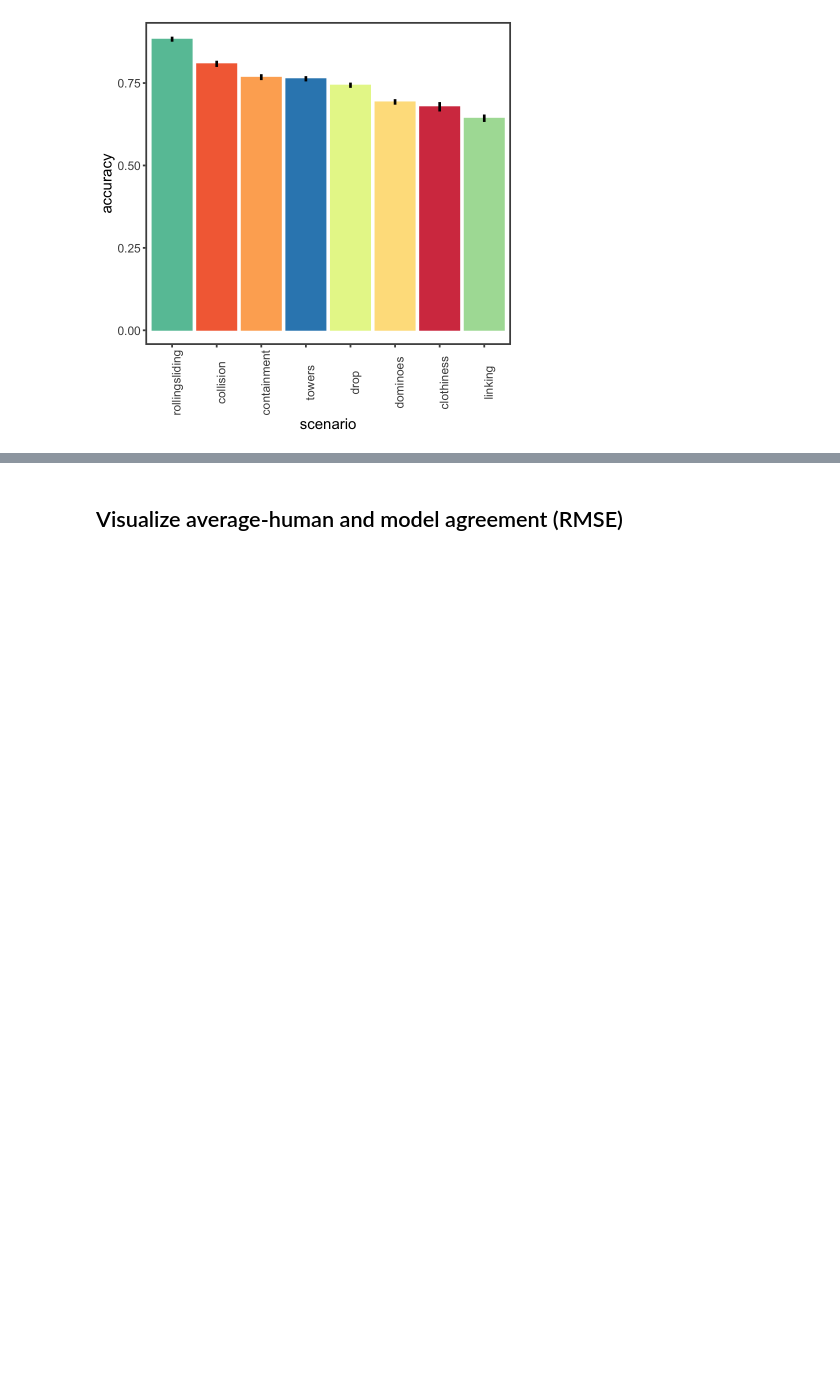
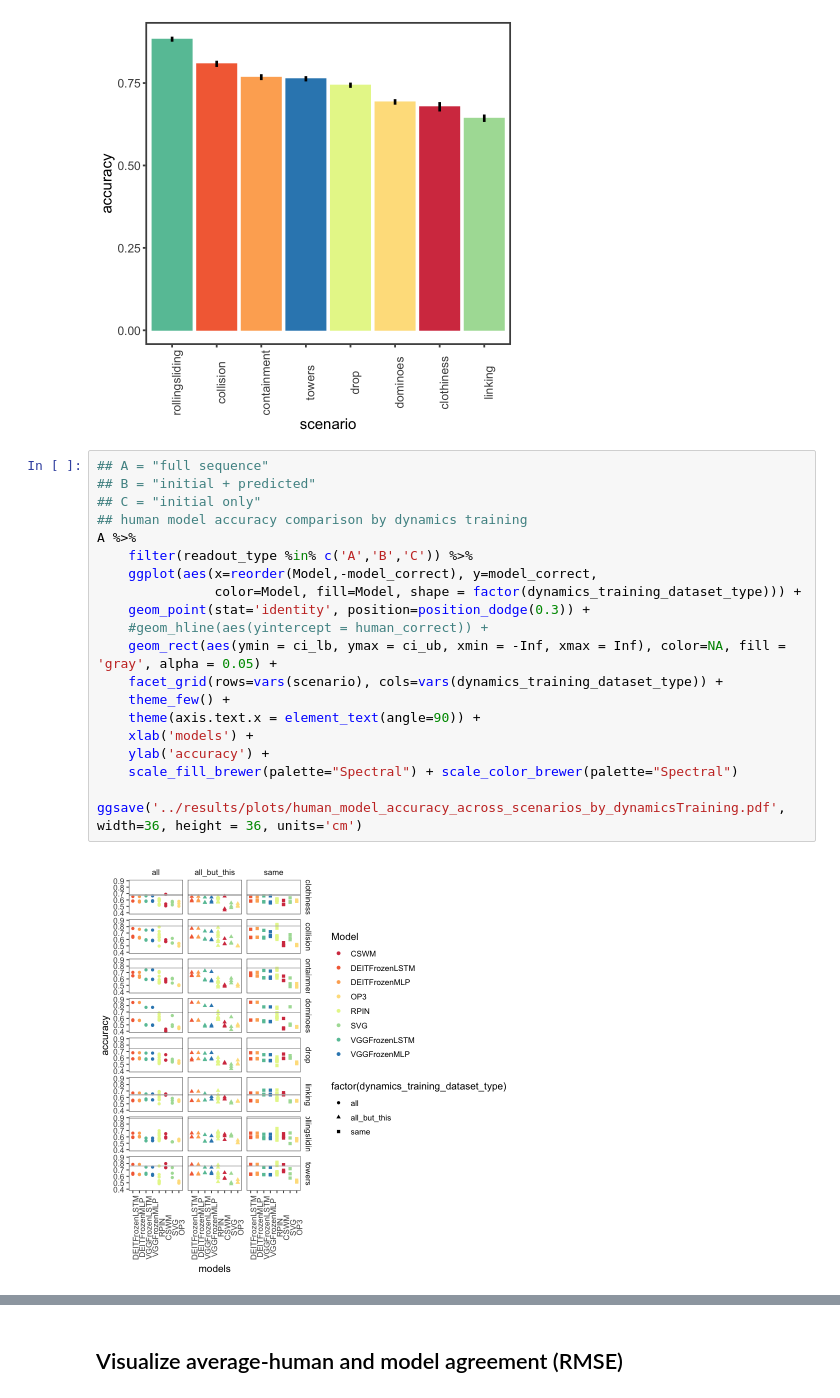
Before and after one commit to cogtoolslab/physics-benchmarking-neurips2021, a Jupyter notebook: analysis/inference_human_model_behavior.ipynb, the cells around one changed output, grey strips where cells are left out. Drawn from its saved outputs; the diff is of its cells as text; blank space fills up the shorter version.

```diff
--- a/analysis/inference_human_model_behavior.ipynb
+++ b/analysis/inference_human_model_behavior.ipynb
@@ -95,4 +115,26 @@ cols(
   pct_97.5 = col_double()
 )
 [figure]
+# %%
+## A = "full sequence"
+## B = "initial + predicted"
+## C = "initial only"
+## human model accuracy comparison by dynamics training
+A %>%
+    filter(readout_type %in% c('A','B','C')) %>%
+    ggplot(aes(x=reorder(Model,-model_correct), y=model_correct,
+               color=Model, fill=Model, shape = factor(dynamics_training_dataset_type))) +
+    geom_point(stat='identity', position=position_dodge(0.3)) +
+    #geom_hline(aes(yintercept = human_correct)) +
+    geom_rect(aes(ymin = ci_lb, ymax = ci_ub, xmin = -Inf, xmax = Inf), color=NA, fill = 'gray', alpha = 0.05) +
+    facet_grid(rows=vars(scenario), cols=vars(dynamics_training_dataset_type)) +
+    theme_few() +
+    theme(axis.text.x = element_text(angle=90)) +
+    xlab('models') +
+    ylab('accuracy') +
+    scale_fill_brewer(palette="Spectral") + scale_color_brewer(palette="Spectral")
+
+ggsave('../results/plots/human_model_accuracy_across_scenarios_by_dynamicsTraining.pdf', width=36, height = 36, units='cm')
+# %% [output]
+[figure, added]
 # %%
```
Also changed, not shown: parts of 4 cells of this notebook.
